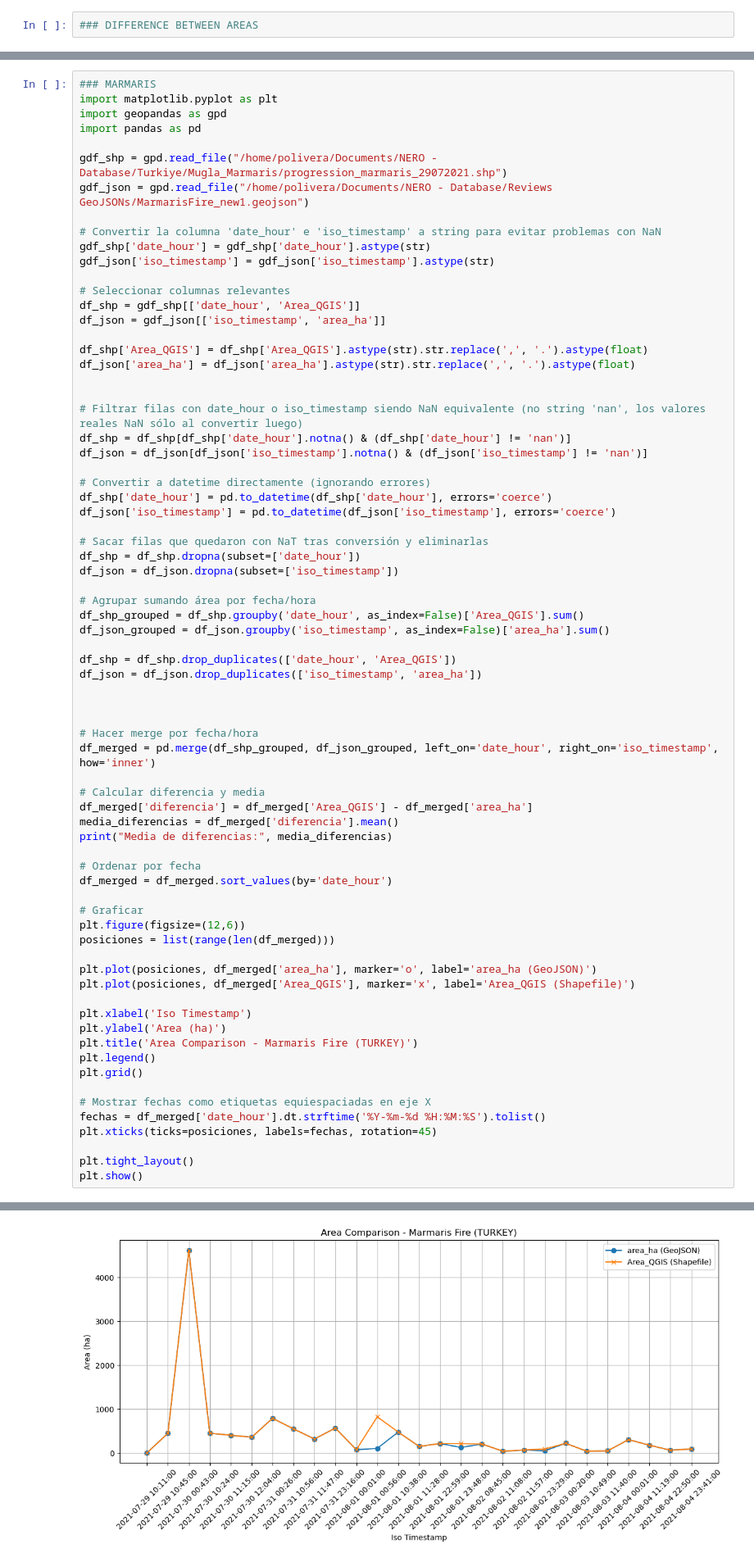
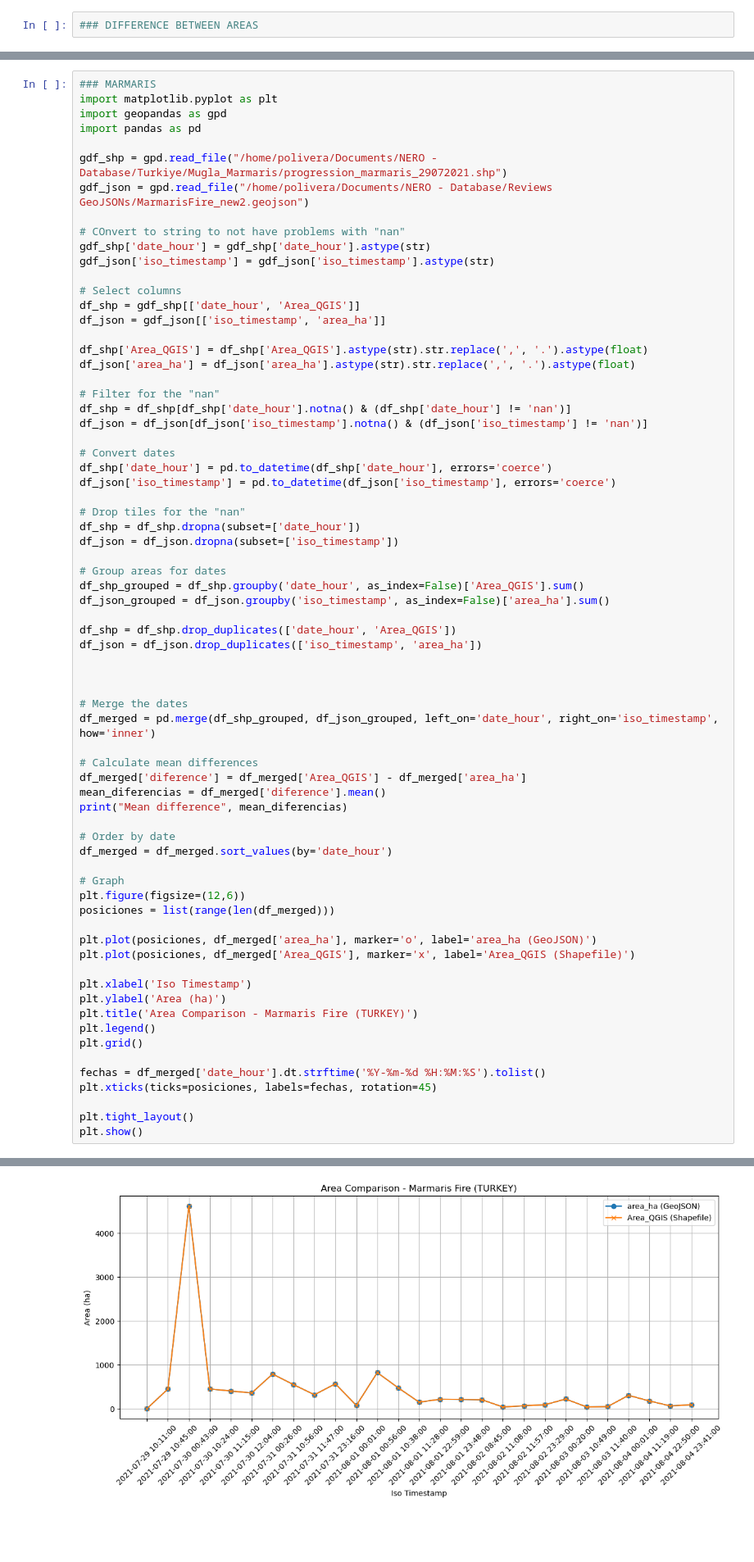
Before and after one commit to PAULA-OLI/Geo_Data_NERO, a Jupyter notebook: Mean_Area_Difference.ipynb, the cells around one changed output, grey strips where cells are left out. Shown at 82% size. Saved outputs shown, nothing was run; the diff lists cells and outputs as text; blank space fills up the shorter version.

```diff
--- a/Mean_Area_Difference.ipynb
+++ b/Mean_Area_Difference.ipynb
@@ -290,33 +282,32 @@ import geopandas as gpd
 import pandas as pd
 
 gdf_shp = gpd.read_file("/home/polivera/Documents/NERO - Database/Turkiye/Mugla_Marmaris/progression_marmaris_29072021.shp")
-gdf_json = gpd.read_file("/home/polivera/Documents/NERO - Database/Reviews GeoJSONs/MarmarisFire_new1.geojson")
+gdf_json = gpd.read_file("/home/polivera/Documents/NERO - Database/Reviews GeoJSONs/MarmarisFire_new2.geojson")
 
-# Convertir la columna 'date_hour' e 'iso_timestamp' a string para evitar problemas con NaN
+# COnvert to string to not have problems with "nan"
 gdf_shp['date_hour'] = gdf_shp['date_hour'].astype(str)
 gdf_json['iso_timestamp'] = gdf_json['iso_timestamp'].astype(str)
 
-# Seleccionar columnas relevantes
+# Select columns
 df_shp = gdf_shp[['date_hour', 'Area_QGIS']]
 df_json = gdf_json[['iso_timestamp', 'area_ha']]
 
 df_shp['Area_QGIS'] = df_shp['Area_QGIS'].astype(str).str.replace(',', '.').astype(float)
 df_json['area_ha'] = df_json['area_ha'].astype(str).str.replace(',', '.').astype(float)
 
-
-# Filtrar filas con date_hour o iso_timestamp siendo NaN equivalente (no string 'nan', los valores reales NaN sólo al convertir luego)
+# Filter for the "nan"
 df_shp = df_shp[df_shp['date_hour'].notna() & (df_shp['date_hour'] != 'nan')]
 df_json = df_json[df_json['iso_timestamp'].notna() & (df_json['iso_timestamp'] != 'nan')]
 
-# Convertir a datetime directamente (ignorando errores)
+# Convert dates
 df_shp['date_hour'] = pd.to_datetime(df_shp['date_hour'], errors='coerce')
 df_json['iso_timestamp'] = pd.to_datetime(df_json['iso_timestamp'], errors='coerce')
 
-# Sacar filas que quedaron con NaT tras conversión y eliminarlas
+# Drop tiles for the "nan"
 df_shp = df_shp.dropna(subset=['date_hour'])
 df_json = df_json.dropna(subset=['iso_timestamp'])
 
-# Agrupar sumando área por fecha/hora
+# Group areas for dates
 df_shp_grouped = df_shp.groupby('date_hour', as_index=False)['Area_QGIS'].sum()
 df_json_grouped = df_json.groupby('iso_timestamp', as_index=False)['area_ha'].sum()
 
@@ -325,18 +316,18 @@ df_json = df_json.drop_duplicates(['iso_timestamp', 'area_ha'])
 
 
 
-# Hacer merge por fecha/hora
+# Merge the dates
 df_merged = pd.merge(df_shp_grouped, df_json_grouped, left_on='date_hour', right_on='iso_timestamp', how='inner')
 
-# Calcular diferencia y media
-df_merged['diferencia'] = df_merged['Area_QGIS'] - df_merged['area_ha']
-media_diferencias = df_merged['diferencia'].mean()
-print("Media de diferencias:", media_diferencias)
+# Calculate mean differences
+df_merged['diference'] = df_merged['Area_QGIS'] - df_merged['area_ha']
+mean_diferencias = df_merged['diference'].mean()
+print("Mean difference", mean_diferencias)
 
-# Ordenar por fecha
+# Order by date
 df_merged = df_merged.sort_values(by='date_hour')
 
-# Graficar
+# Graph
 plt.figure(figsize=(12,6))
 posiciones = list(range(len(df_merged)))
 
@@ -349,7 +340,6 @@ plt.title('Area Comparison - Marmaris Fire (TURKEY)')
 plt.legend()
 plt.grid()
 
-# Mostrar fechas como etiquetas equiespaciadas en eje X
 fechas = df_merged['date_hour'].dt.strftime('%Y-%m-%d %H:%M:%S').tolist()
 plt.xticks(ticks=posiciones, labels=fechas, rotation=45)
 
@@ -370,4 +360,4 @@ Media de diferencias: 31.31361814348418
-[figure, old version]
+[figure, new version]
 # %%
 ##### COLONEL
 
```
Also changed, not shown: parts of 8 cells of this notebook, 1 other file.
